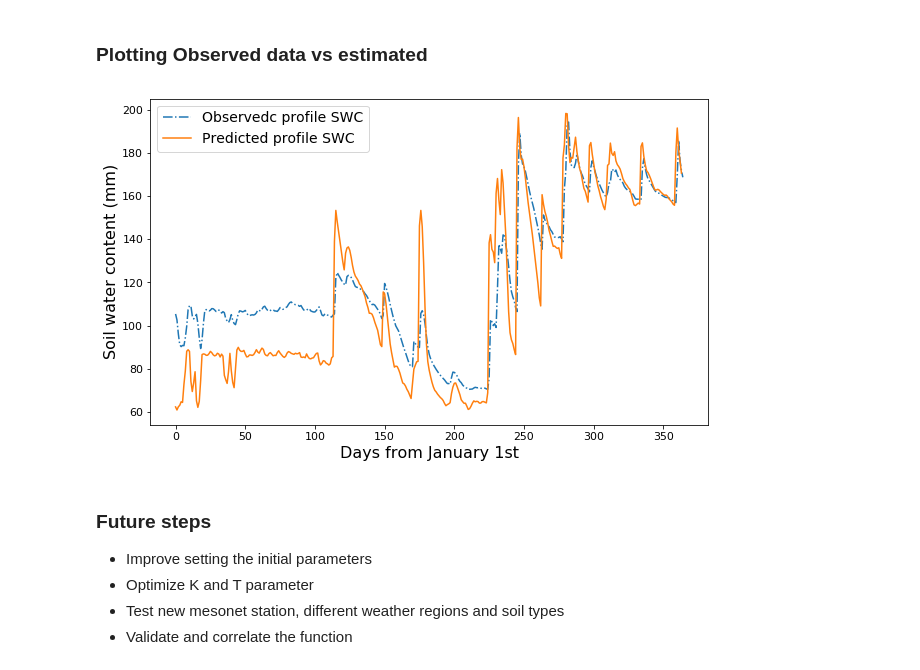
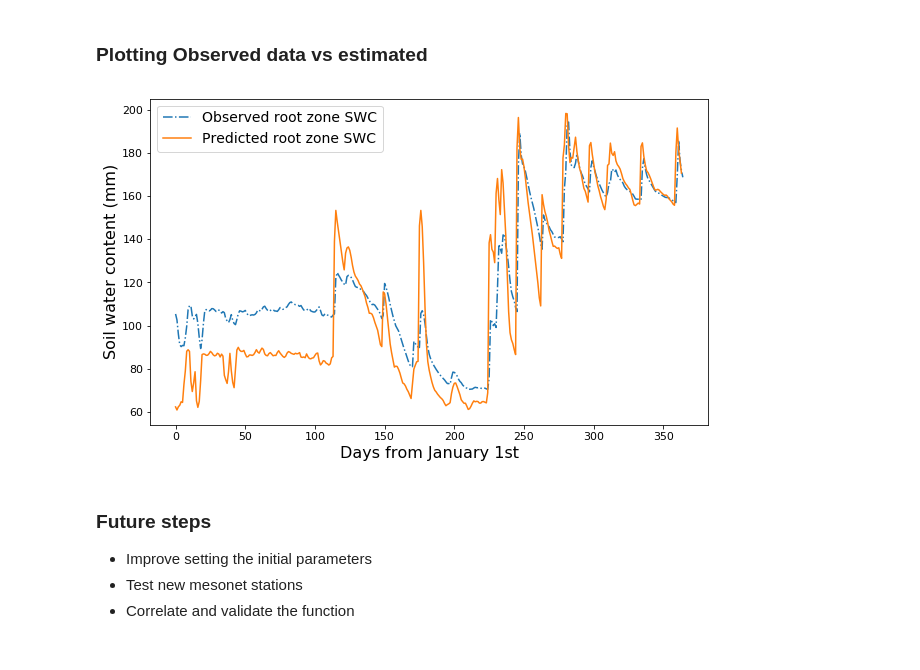
Before and after one commit to mnajjartabar/project, a Jupyter notebook: SWI_function.ipynb, the cells around one changed output. Drawn from its saved outputs; the diff is of its cells as text; code cells hidden in the pictures.

```diff
--- a/SWI_function.ipynb
+++ b/SWI_function.ipynb
@@ -97,19 +95,18 @@ sub_surface_SWC_sensors = SWC10 + SWC20 + SWC50;
 # %%
 plt.figure(figsize=(10,6))
 plt.plot(profile_SWC_sensors,'-.')
 plt.plot(profile_SWC)
-plt.legend(['Observedc profile SWC','Predicted profile SWC'],fontsize=14)
+plt.legend(['Observed root zone SWC','Predicted root zone SWC'],fontsize=14)
 plt.xlabel('Days from January 1st', fontsize=16)
 plt.ylabel('Soil water content (mm)',fontsize=16)
 plt.rcParams['ytick.labelsize'] = 11.0
 plt.rcParams['xtick.labelsize'] = 11.0
 plt.show()
 # %% [output]
-[figure, old version]
+[figure, new version]
 # %% [markdown]
 ### Future steps
 
 - Improve setting the initial parameters
-- Optimize K and T parameter
-- Test new mesonet station, different weather regions and soil types
-- Validate and correlate the function
+- Test new mesonet stations
+- Correlate and validate the function
```
Also changed, not shown: parts of 6 cells of this notebook, 1 other file.
